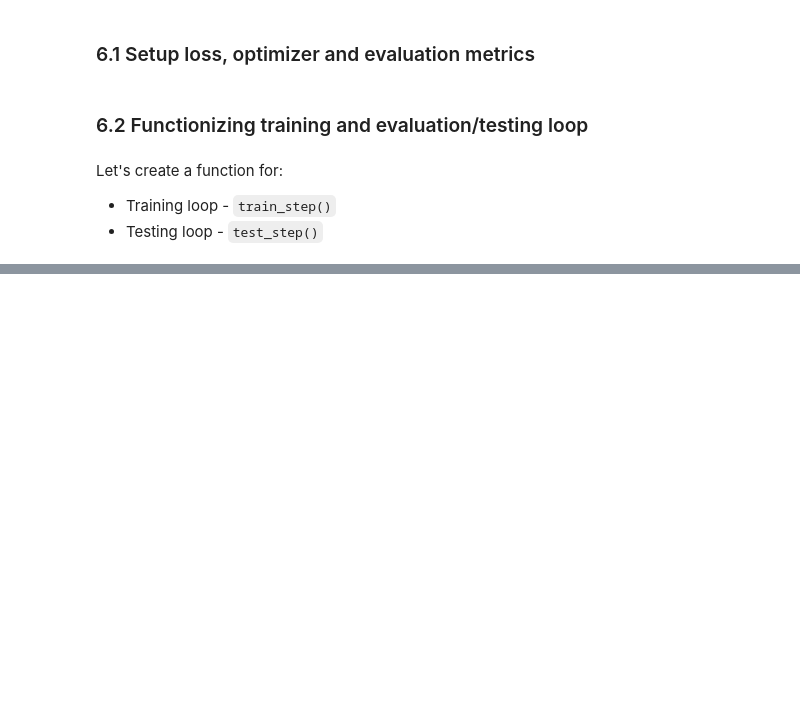
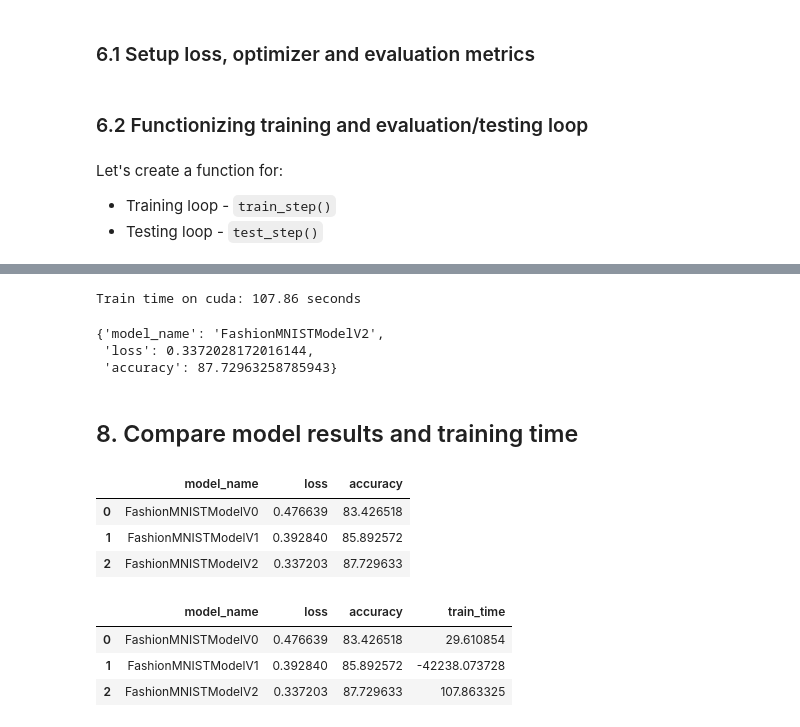
Before and after one commit to gvtsch/ZTM_Pytorch_ud, a Jupyter notebook: 03_pytorch_computer_vision.ipynb, the cells around one changed output, grey strips where cells are left out. Drawn from its saved outputs; the diff is of its cells as text; code cells hidden in the pictures; blank space fills up the shorter version.

```diff
--- a/03_pytorch_computer_vision.ipynb
+++ b/03_pytorch_computer_vision.ipynb
@@ -632,0 +905,6 @@ def test_step(
+# %%
+# Setup loss function / eval metrics / optimizer
+from helper_functions import accuracy_fn
+
+loss_fn = nn.CrossEntropyLoss()
+optimizer = torch.optim.SGD(params=model_2.parameters(), lr=0.1)
@@ -632,0 +957,41 @@ def test_step(
+# %%
+total_train_time_model_2 = print_train_time(
+    start=train_time_start_model_2,
+    end=train_time_end_model_2,
+    device=device)
+# %% [output]
+Train time on cuda: 107.86 seconds
+# %%
+# Get the results dictionary
+model_2_results = eval_model(
+    model=model_2,
+    dataloader=test_dataloader,
+    loss_fn=loss_fn,
+    accuracy_fn=accuracy_fn,
+)
+# %%
+model_2_results
+# %% [output]
+{'model_name': 'FashionMNISTModelV2',
+ 'loss': 0.3372028172016144,
+ 'accuracy': 87.72963258785943}
+# %% [markdown]
+## 8. Compare model results and training time
+# %%
+import pandas as pd
+compare_results = pd.DataFrame([model_0_results, model_1_results, model_2_results])
+compare_results
+# %% [output]
+|  | model_name | loss | accuracy |
+| 0 | FashionMNISTModelV0 | 0.476639 | 83.426518 |
+| 1 | FashionMNISTModelV1 | 0.392840 | 85.892572 |
+| 2 | FashionMNISTModelV2 | 0.337203 | 87.729633 |
+# %%
+# Add training times to results comparison
+compare_results["train_time"] = [total_train_time_model_0, total_train_time_model_1, total_train_time_model_2]
+compare_results
+# %% [output]
+|  | model_name | loss | accuracy | train_time |
+| 0 | FashionMNISTModelV0 | 0.476639 | 83.426518 | 29.610854 |
+| 1 | FashionMNISTModelV1 | 0.392840 | 85.892572 | -42238.073728 |
+| 2 | FashionMNISTModelV2 | 0.337203 | 87.729633 | 107.863325 |
```
Also changed, not shown: parts of 23 cells of this notebook.
